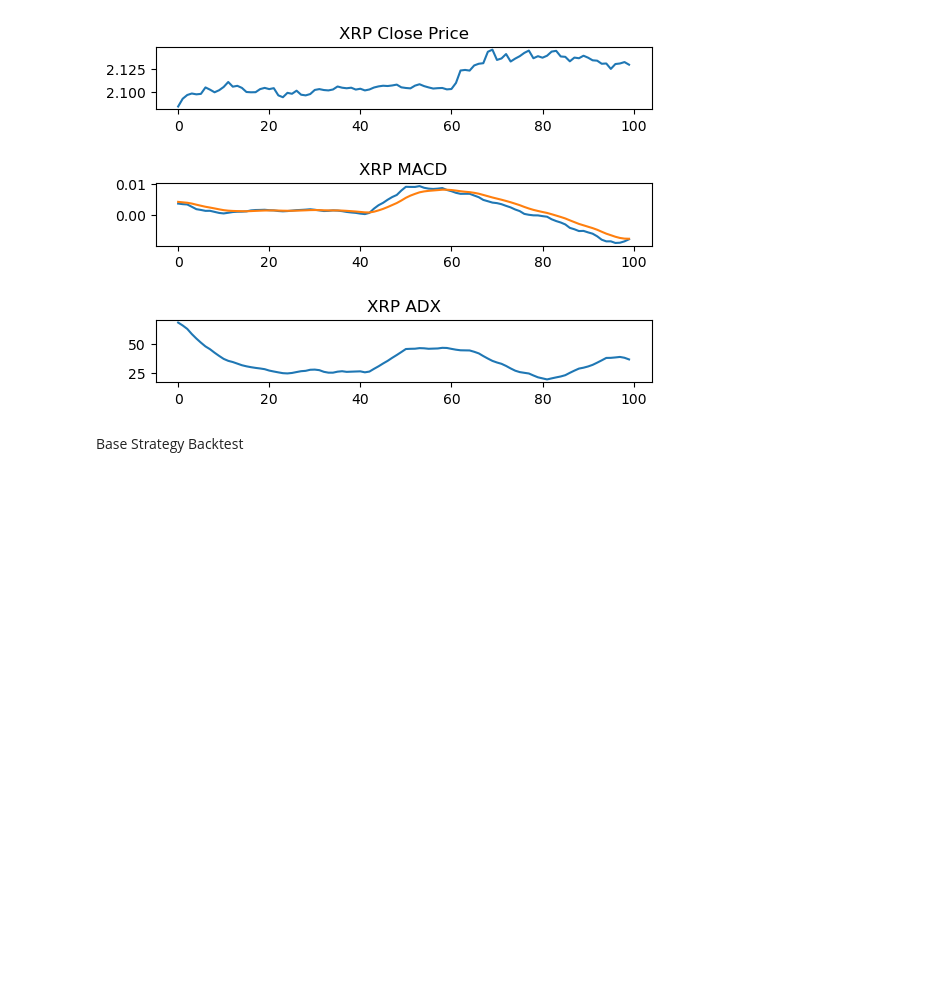
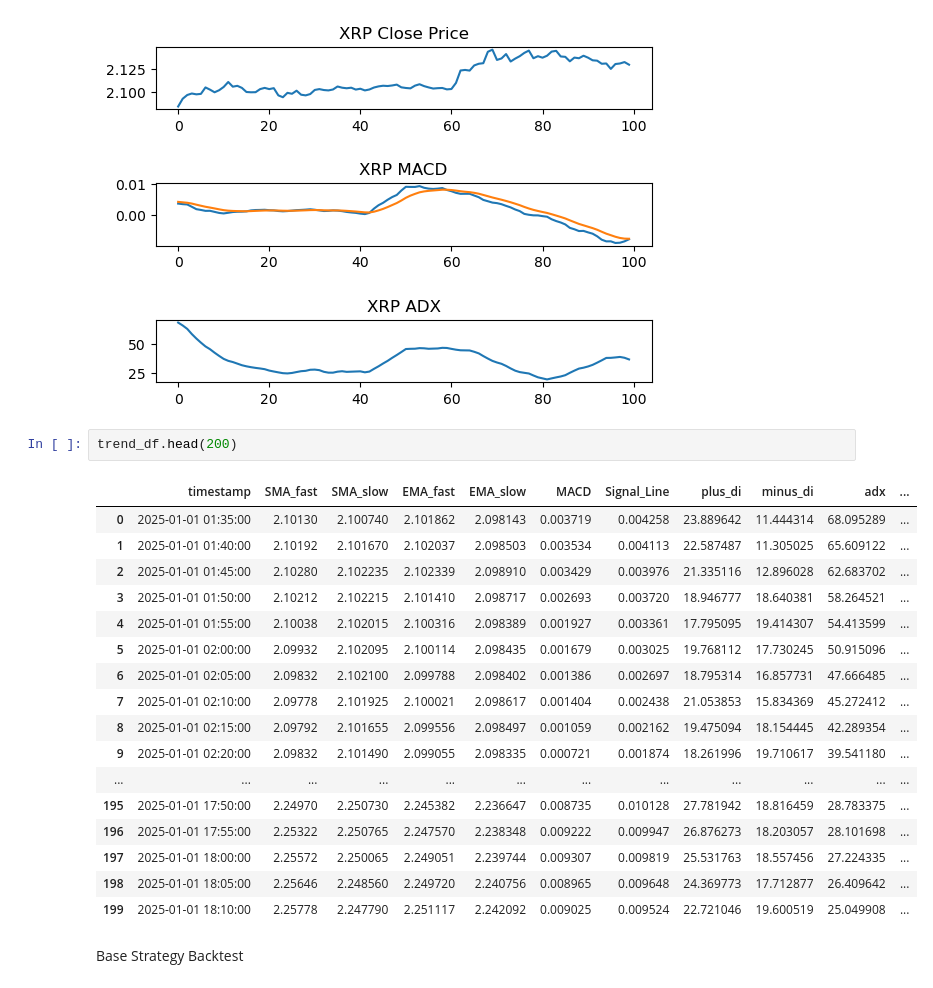
Before and after one commit to mawi-delosreyes/Harvest, a Jupyter notebook: Pilot Notebooks/PilotBot-XRP.ipynb, the cells around one changed output. Drawn from its saved outputs; the diff is of its cells as text; blank space fills up the shorter version.

```diff
--- a/Pilot Notebooks/PilotBot-XRP.ipynb
+++ b/Pilot Notebooks/PilotBot-XRP.ipynb
@@ -181,6 +181,26 @@ ax2.set_title('XRP ADX')
 plt.show()
 # %% [output]
 [figure]
+# %%
+trend_df.head(200)
+# %% [output]
+|  | timestamp | SMA_fast | SMA_slow | EMA_fast | EMA_slow | MACD | Signal_Line | plus_di | minus_di | adx | ... |
+| 0 | 2025-01-01 01:35:00 | 2.10130 | 2.100740 | 2.101862 | 2.098143 | 0.003719 | 0.004258 | 23.889642 | 11.444314 | 68.095289 | ... |
+| 1 | 2025-01-01 01:40:00 | 2.10192 | 2.101670 | 2.102037 | 2.098503 | 0.003534 | 0.004113 | 22.587487 | 11.305025 | 65.609122 | ... |
+| 2 | 2025-01-01 01:45:00 | 2.10280 | 2.102235 | 2.102339 | 2.098910 | 0.003429 | 0.003976 | 21.335116 | 12.896028 | 62.683702 | ... |
+| 3 | 2025-01-01 01:50:00 | 2.10212 | 2.102215 | 2.101410 | 2.098717 | 0.002693 | 0.003720 | 18.946777 | 18.640381 | 58.264521 | ... |
+| 4 | 2025-01-01 01:55:00 | 2.10038 | 2.102015 | 2.100316 | 2.098389 | 0.001927 | 0.003361 | 17.795095 | 19.414307 | 54.413599 | ... |
+| 5 | 2025-01-01 02:00:00 | 2.09932 | 2.102095 | 2.100114 | 2.098435 | 0.001679 | 0.003025 | 19.768112 | 17.730245 | 50.915096 | ... |
+| 6 | 2025-01-01 02:05:00 | 2.09832 | 2.102100 | 2.099788 | 2.098402 | 0.001386 | 0.002697 | 18.795314 | 16.857731 | 47.666485 | ... |
+| 7 | 2025-01-01 02:10:00 | 2.09778 | 2.101925 | 2.100021 | 2.098617 | 0.001404 | 0.002438 | 21.053853 | 15.834369 | 45.272412 | ... |
+| 8 | 2025-01-01 02:15:00 | 2.09792 | 2.101655 | 2.099556 | 2.098497 | 0.001059 | 0.002162 | 19.475094 | 18.154445 | 42.289354 | ... |
+| 9 | 2025-01-01 02:20:00 | 2.09832 | 2.101490 | 2.099055 | 2.098335 | 0.000721 | 0.001874 | 18.261996 | 19.710617 | 39.541180 | ... |
+| ... | ... | ... | ... | ... | ... | ... | ... | ... | ... | ... | ... |
+| 195 | 2025-01-01 17:50:00 | 2.24970 | 2.250730 | 2.245382 | 2.236647 | 0.008735 | 0.010128 | 27.781942 | 18.816459 | 28.783375 | ... |
+| 196 | 2025-01-01 17:55:00 | 2.25322 | 2.250765 | 2.247570 | 2.238348 | 0.009222 | 0.009947 | 26.876273 | 18.203057 | 28.101698 | ... |
+| 197 | 2025-01-01 18:00:00 | 2.25572 | 2.250065 | 2.249051 | 2.239744 | 0.009307 | 0.009819 | 25.531763 | 18.557456 | 27.224335 | ... |
+| 198 | 2025-01-01 18:05:00 | 2.25646 | 2.248560 | 2.249720 | 2.240756 | 0.008965 | 0.009648 | 24.369773 | 17.712877 | 26.409642 | ... |
+| 199 | 2025-01-01 18:10:00 | 2.25778 | 2.247790 | 2.251117 | 2.242092 | 0.009025 | 0.009524 | 22.721046 | 19.600519 | 25.049908 | ... |
 # %% [markdown]
 Base Strategy Backtest
 # %%
```
Also changed, not shown: parts of 22 cells of this notebook, 14 other files.
